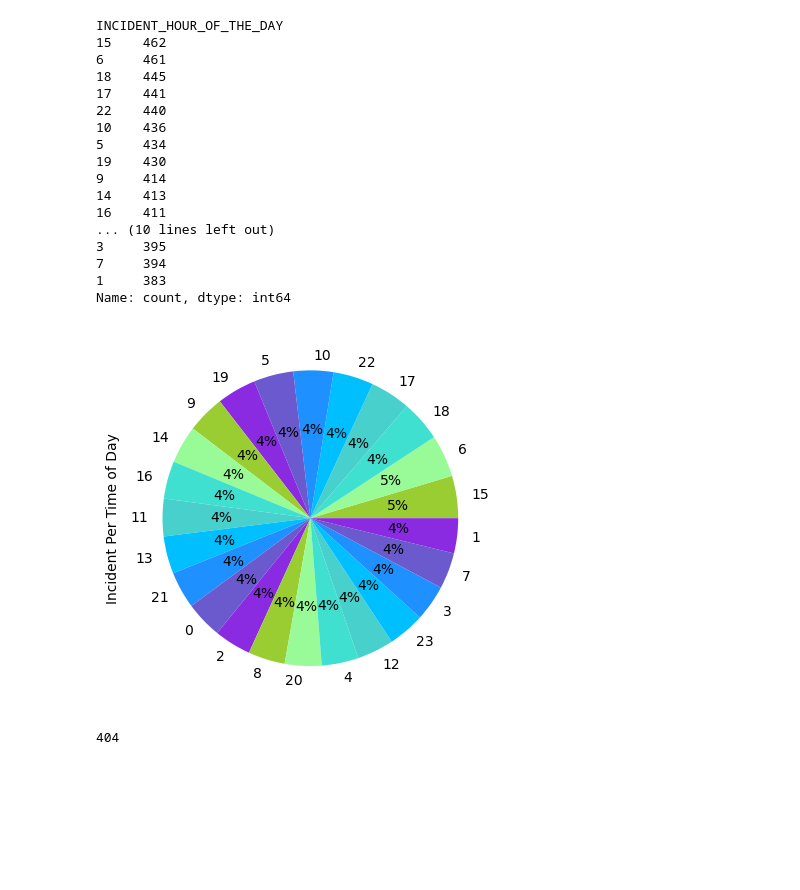
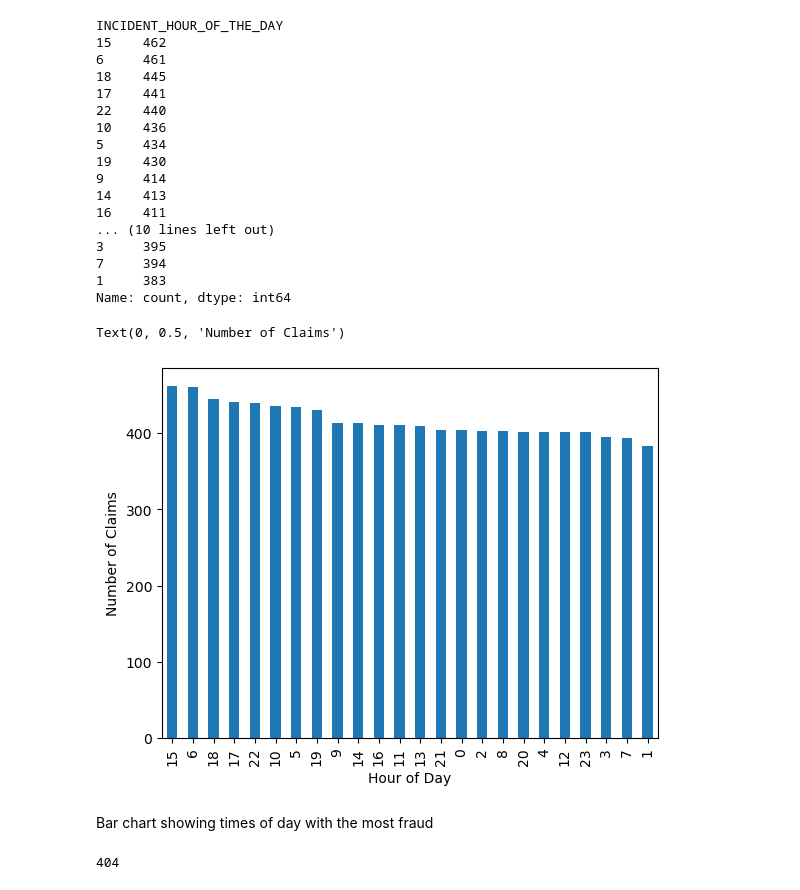
Before and after one commit to JustinS25/Insurance-Claim-Detection, a Jupyter notebook: Code/insurance_claim_valuecounts.ipynb, the cells around one changed output. Saved outputs shown, nothing was run; the diff lists cells and outputs as text; code cells hidden in the pictures; blank space fills up the shorter version.

```diff
--- a/Code/insurance_claim_valuecounts.ipynb
+++ b/Code/insurance_claim_valuecounts.ipynb
@@ -105,13 +108,15 @@ INCIDENT_HOUR_OF_THE_DAY
 7     394
 1     383
 Name: count, dtype: int64
-# %%
-colors = ['yellowgreen', 'palegreen', 'turquoise', 'mediumturquoise', 'deepskyblue', 'dodgerblue', 'slateblue', 'blueviolet']
-incident_hour_count.plot(kind="pie", colors=colors, autopct= "%1.0f%%")
-plt.ylabel("Incident Per Time of Day")
-plt.show()
-# %% [output]
-[figure, removed]
+# %%
+ax = incident_hour_count.plot(kind='bar')
+ax.set_xlabel("Hour of Day")
+ax.set_ylabel("Number of Claims")
+# %% [output]
+Text(0, 0.5, 'Number of Claims')
+[figure, added]
+# %% [markdown]
+Bar chart showing times of day with the most fraud
 # %%
 vender_unique = len(ins_claim_fraud["VENDOR_NAME"].unique())
 vender_unique
```
Also changed, not shown: parts of 16 cells of this notebook.
